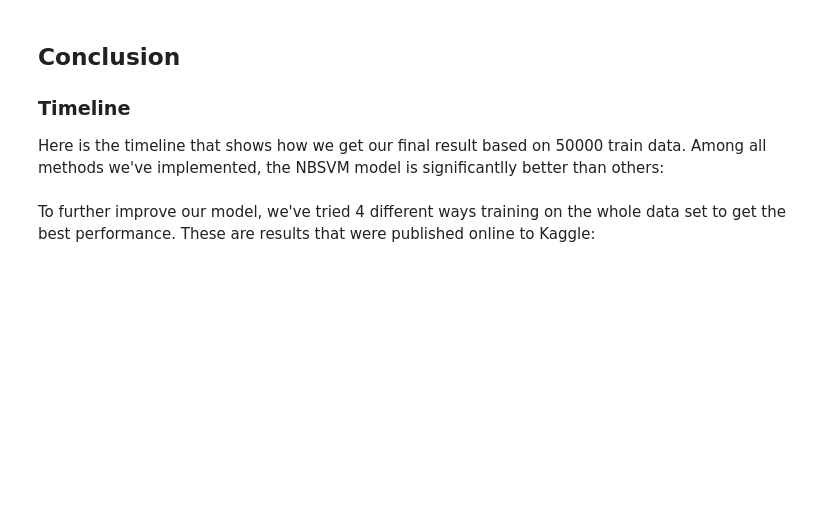
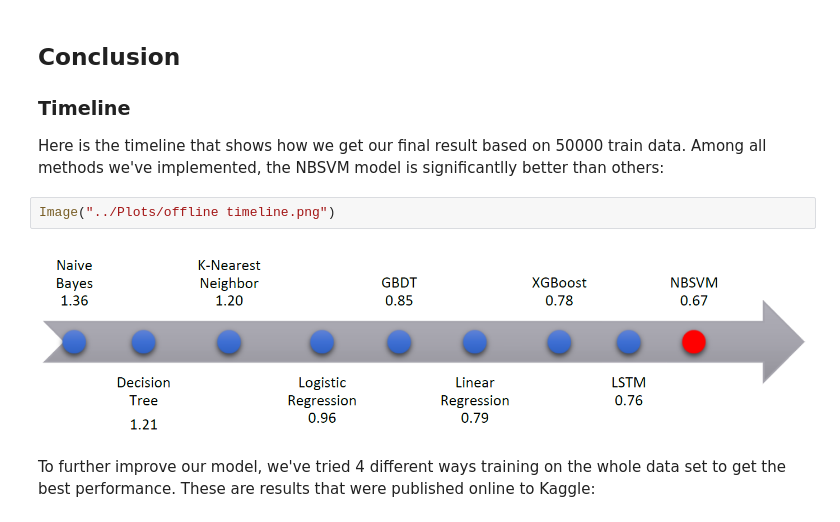
Before and after one commit to chilli0i0/628Groupwork2-1, a Jupyter notebook: Jupyter/Group 6 Module 2_ Draft Version.ipynb, the cells around one changed output. Cells and saved outputs as stored; diff of their text form; blank space fills up the shorter version.

```diff
--- a/Jupyter/Group 6 Module 2_ Draft Version.ipynb
+++ b/Jupyter/Group 6 Module 2_ Draft Version.ipynb
@@ -73,5 +89,9 @@ Combining ECOC and NBSVM ([NBSVM-Code](#Code)), we estimated the probability of
 ## Conclusion
 ### Timeline
 Here is the timeline that shows how we get our final result based on 50000 train data. Among all methods we've implemented, the NBSVM model is significantlly better than others:
+# %%
+Image("../Plots/offline timeline.png")
+# %% [output]
+[figure, added]
 # %% [markdown]
 To further improve our model, we've tried 4 different ways training on the whole data set to get the best performance. These are results that were published online to Kaggle:
```
Also changed, not shown: parts of 8 cells of this notebook.
